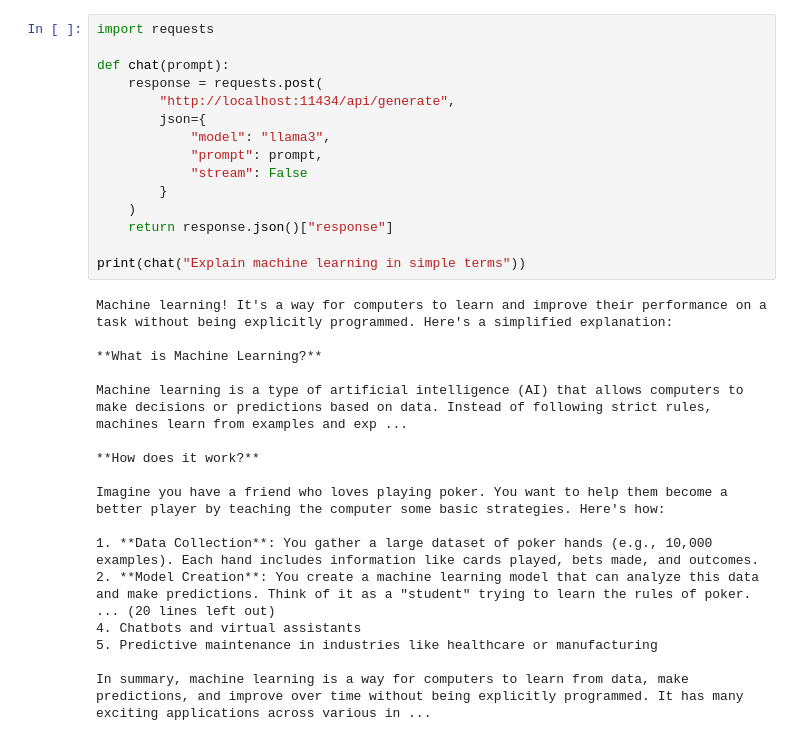
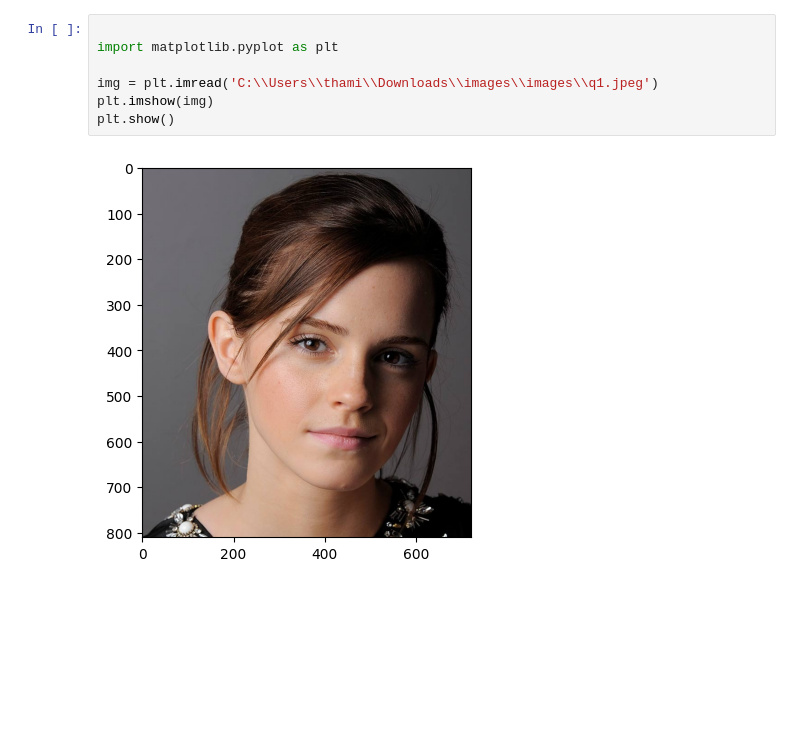
Before and after one commit to Thaminduu/Assignment_01, a Jupyter notebook: Untitled-1.ipynb, the cells around one changed output. Cells and saved outputs as stored; diff of their text form; blank space fills up the shorter version.

```diff
--- a/Untitled-1.ipynb
+++ b/Untitled-1.ipynb
@@ -1,33 +1,9 @@
-# %%
-import requests
-
-def chat(prompt):
-    response = requests.post(
-        "http://localhost:11434/api/generate",
-        json={
-            "model": "llama3",
-            "prompt": prompt,
-            "stream": False
-        }
-    )
-    return response.json()["response"]
-
-print(chat("Explain machine learning in simple terms"))
-# %% [output]
-Machine learning! It's a way for computers to learn and improve their performance on a task without being explicitly programmed. Here's a simplified explanation:
-
-**What is Machine Learning?**
-
-Machine learning is a type of artificial intelligence (AI) that allows computers to make decisions or predictions based on data. Instead of following strict rules, machines learn from examples and exp ...
-
-**How does it work?**
-
-Imagine you have a friend who loves playing poker. You want to help them become a better player by teaching the computer some basic strategies. Here's how:
-
-1. **Data Collection**: You gather a large dataset of poker hands (e.g., 10,000 examples). Each hand includes information like cards played, bets made, and outcomes.
-2. **Model Creation**: You create a machine learning model that can analyze this data and make predictions. Think of it as a "student" trying to learn the rules of poker.
-... (20 lines left out)
-4. Chatbots and virtual assistants
-5. Predictive maintenance in industries like healthcare or manufacturing
-
-In summary, machine learning is a way for computers to learn from data, make predictions, and improve over time without being explicitly programmed. It has many exciting applications across various in ...
+# %%
+
+import matplotlib.pyplot as plt
+
+img = plt.imread('C:\\Users\\thami\\Downloads\\images\\images\\q1.jpeg')
+plt.imshow(img)
+plt.show()
+# %% [output]
+[figure, added]
```
Also changed, not shown: parts of 2 cells of this notebook.
